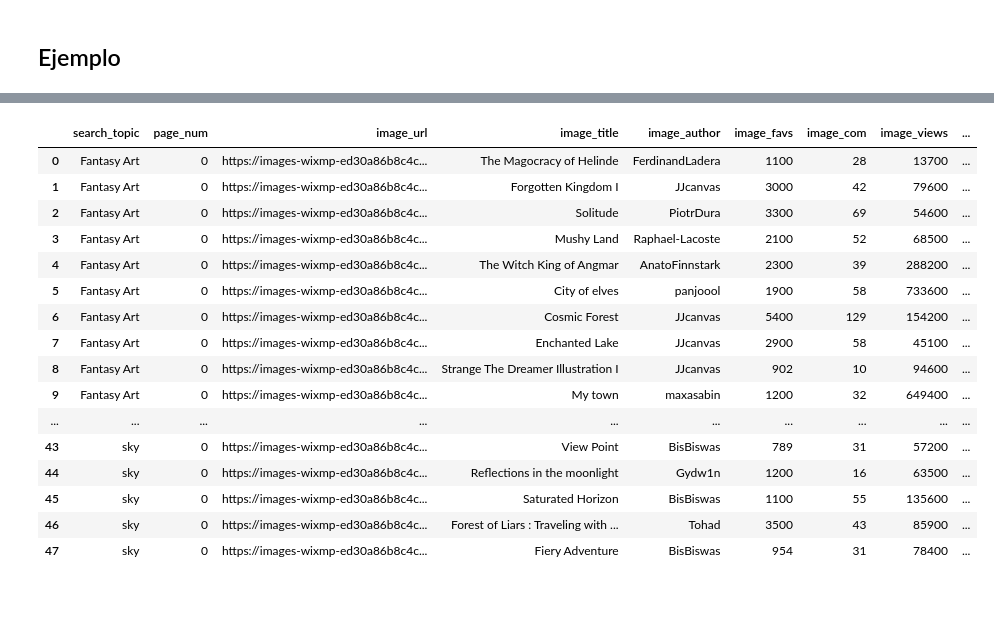
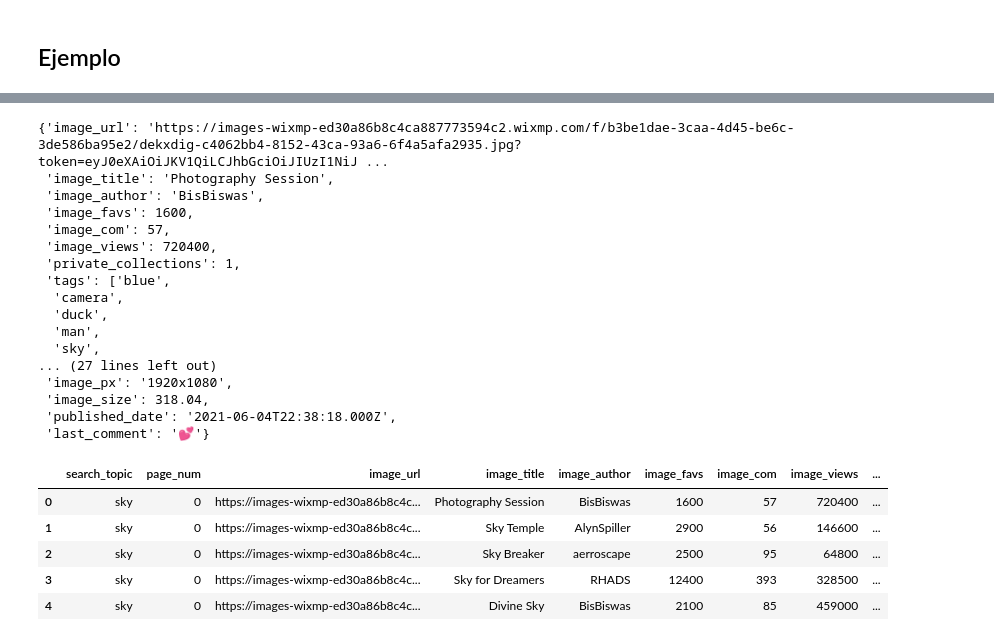
Before and after one commit to EstebanBraganza77/Web-Scrapping-Practica1, a Jupyter notebook: source/pruebas.ipynb, the cells around one changed output, grey strips where cells are left out. Cells and saved outputs as stored; diff of their text form; code cells hidden in the pictures; blank space fills up the shorter version.

```diff
--- a/source/pruebas.ipynb
+++ b/source/pruebas.ipynb
@@ -175,7 +290,6 @@ class DeviantArtScraper:
 # %% [markdown]
 ## Ejemplo
 # %%
-topics = ['Fantasy Art', 'sky']
-scraper = DeviantArtScraper(max_pages = 1, topics=topics)
-scraper.run_scrapper()
-print(scraper.information)
+topics = ["Street art and graffiti", 'sky']
+scraper = DeviantArtScraper(max_pages = 2, topics=topics, save_path = './dataset')
+#scraper.run_scrapper()
@@ -184,26 +444,35 @@ print(scraper.information)
+# %%
+scraper.information['data'][0]
+# %% [output]
+{'image_url': 'https://images-wixmp-ed30a86b8c4ca887773594c2.wixmp.com/f/b3be1dae-3caa-4d45-be6c-3de586ba95e2/dekxdig-c4062bb4-8152-43ca-93a6-6f4a5afa2935.jpg?token=eyJ0eXAiOiJKV1QiLCJhbGciOiJIUzI1NiJ ...
+ 'image_title': 'Photography Session',
+ 'image_author': 'BisBiswas',
+ 'image_favs': 1600,
+ 'image_com': 57,
+ 'image_views': 720400,
+ 'private_collections': 1,
+ 'tags': ['blue',
+  'camera',
+  'duck',
+  'man',
+  'sky',
+... (27 lines left out)
+ 'image_px': '1920x1080',
+ 'image_size': 318.04,
+ 'published_date': '2021-06-04T22:38:18.000Z',
+ 'last_comment': '💕'}
 # %%
 scraper.generate_df()
 # %%
 ## Ejemplo de data frame resultante.
-scraper.df
+scraper.df.head()
 # %% [output]
 |  | search_topic | page_num | image_url | image_title | image_author | image_favs | image_com | image_views | ... |
-| 0 | Fantasy Art | 0 | https://images-wixmp-ed30a86b8c4c... | The Magocracy of Helinde | FerdinandLadera | 1100 | 28 | 13700 | ... |
-| 1 | Fantasy Art | 0 | https://images-wixmp-ed30a86b8c4c... | Forgotten Kingdom I | JJcanvas | 3000 | 42 | 79600 | ... |
-| 2 | Fantasy Art | 0 | https://images-wixmp-ed30a86b8c4c... | Solitude | PiotrDura | 3300 | 69 | 54600 | ... |
-| 3 | Fantasy Art | 0 | https://images-wixmp-ed30a86b8c4c... | Mushy Land | Raphael-Lacoste | 2100 | 52 | 68500 | ... |
-| 4 | Fantasy Art | 0 | https://images-wixmp-ed30a86b8c4c... | The Witch King of Angmar | AnatoFinnstark | 2300 | 39 | 288200 | ... |
-| 5 | Fantasy Art | 0 | https://images-wixmp-ed30a86b8c4c... | City of elves | panjoool | 1900 | 58 | 733600 | ... |
-| 6 | Fantasy Art | 0 | https://images-wixmp-ed30a86b8c4c... | Cosmic Forest | JJcanvas | 5400 | 129 | 154200 | ... |
-| 7 | Fantasy Art | 0 | https://images-wixmp-ed30a86b8c4c... | Enchanted Lake | JJcanvas | 2900 | 58 | 45100 | ... |
-| 8 | Fantasy Art | 0 | https://images-wixmp-ed30a86b8c4c... | Strange The Dreamer Illustration I | JJcanvas | 902 | 10 | 94600 | ... |
-| 9 | Fantasy Art | 0 | https://images-wixmp-ed30a86b8c4c... | My town | maxasabin | 1200 | 32 | 649400 | ... |
-| ... | ... | ... | ... | ... | ... | ... | ... | ... | ... |
-| 43 | sky | 0 | https://images-wixmp-ed30a86b8c4c... | View Point | BisBiswas | 789 | 31 | 57200 | ... |
-| 44 | sky | 0 | https://images-wixmp-ed30a86b8c4c... | Reflections in the moonlight | Gydw1n | 1200 | 16 | 63500 | ... |
-| 45 | sky | 0 | https://images-wixmp-ed30a86b8c4c... | Saturated Horizon | BisBiswas | 1100 | 55 | 135600 | ... |
-| 46 | sky | 0 | https://images-wixmp-ed30a86b8c4c... | Forest of Liars : Traveling with ... | Tohad | 3500 | 43 | 85900 | ... |
-| 47 | sky | 0 | https://images-wixmp-ed30a86b8c4c... | Fiery Adventure | BisBiswas | 954 | 31 | 78400 | ... |
+| 0 | sky | 0 | https://images-wixmp-ed30a86b8c4c... | Photography Session | BisBiswas | 1600 | 57 | 720400 | ... |
+| 1 | sky | 0 | https://images-wixmp-ed30a86b8c4c... | Sky Temple | AlynSpiller | 2900 | 56 | 146600 | ... |
+| 2 | sky | 0 | https://images-wixmp-ed30a86b8c4c... | Sky Breaker | aerroscape | 2500 | 95 | 64800 | ... |
+| 3 | sky | 0 | https://images-wixmp-ed30a86b8c4c... | Sky for Dreamers | RHADS | 12400 | 393 | 328500 | ... |
+| 4 | sky | 0 | https://images-wixmp-ed30a86b8c4c... | Divine Sky | BisBiswas | 2100 | 85 | 459000 | ... |
 # %%
 import os
 from typing import Optional
```
Also changed, not shown: parts of 7 cells of this notebook, 3 other files.
